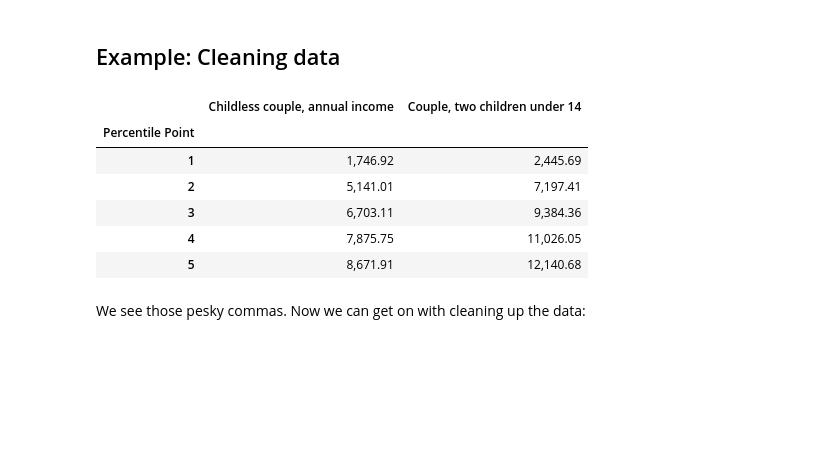
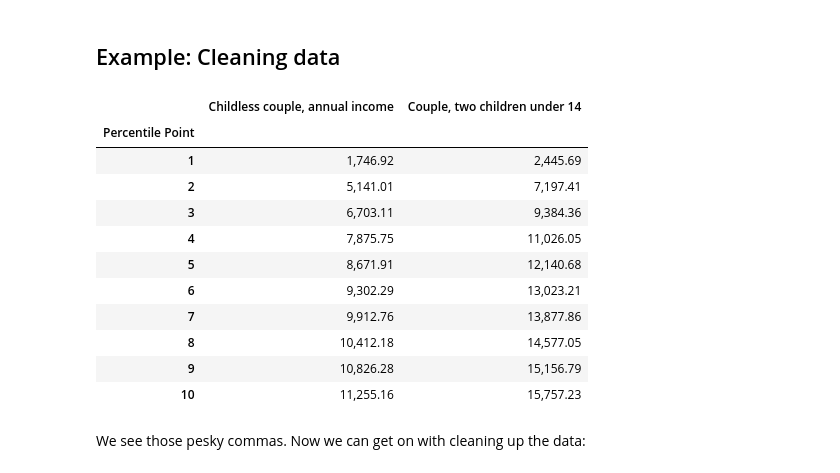
Before and after one commit to Yifan-FENG/QM2-1, a Jupyter notebook: notebooks/W02. Pandas.ipynb, the cells around one changed output. Drawn from its saved outputs; the diff is of its cells as text; code cells hidden in the pictures; blank space fills up the shorter version.

```diff
--- a/notebooks/W02. Pandas.ipynb
+++ b/notebooks/W02. Pandas.ipynb
@@ -270,15 +298,20 @@ Unfortunately, this dataframe is quite messy, so I'm going to have to extract ju
 ## Example: Cleaning data
 # %%
 clean = income[['Childless couple, annual income','Couple, two children under 14']]
-clean.head()
+clean.head(10)
 # %% [output]
 |  | Childless couple, annual income | Couple, two children under 14 |
 | Percentile Point |  |  |
 | 1 | 1,746.92 | 2,445.69 |
 | 2 | 5,141.01 | 7,197.41 |
 | 3 | 6,703.11 | 9,384.36 |
 | 4 | 7,875.75 | 11,026.05 |
 | 5 | 8,671.91 | 12,140.68 |
+| 6 | 9,302.29 | 13,023.21 |
+| 7 | 9,912.76 | 13,877.86 |
+| 8 | 10,412.18 | 14,577.05 |
+| 9 | 10,826.28 | 15,156.79 |
+| 10 | 11,255.16 | 15,757.23 |
 # %% [markdown]
 We see those pesky commas. Now we can get on with cleaning up the data:
 # %%
```
Also changed, not shown: parts of 12 cells of this notebook.
